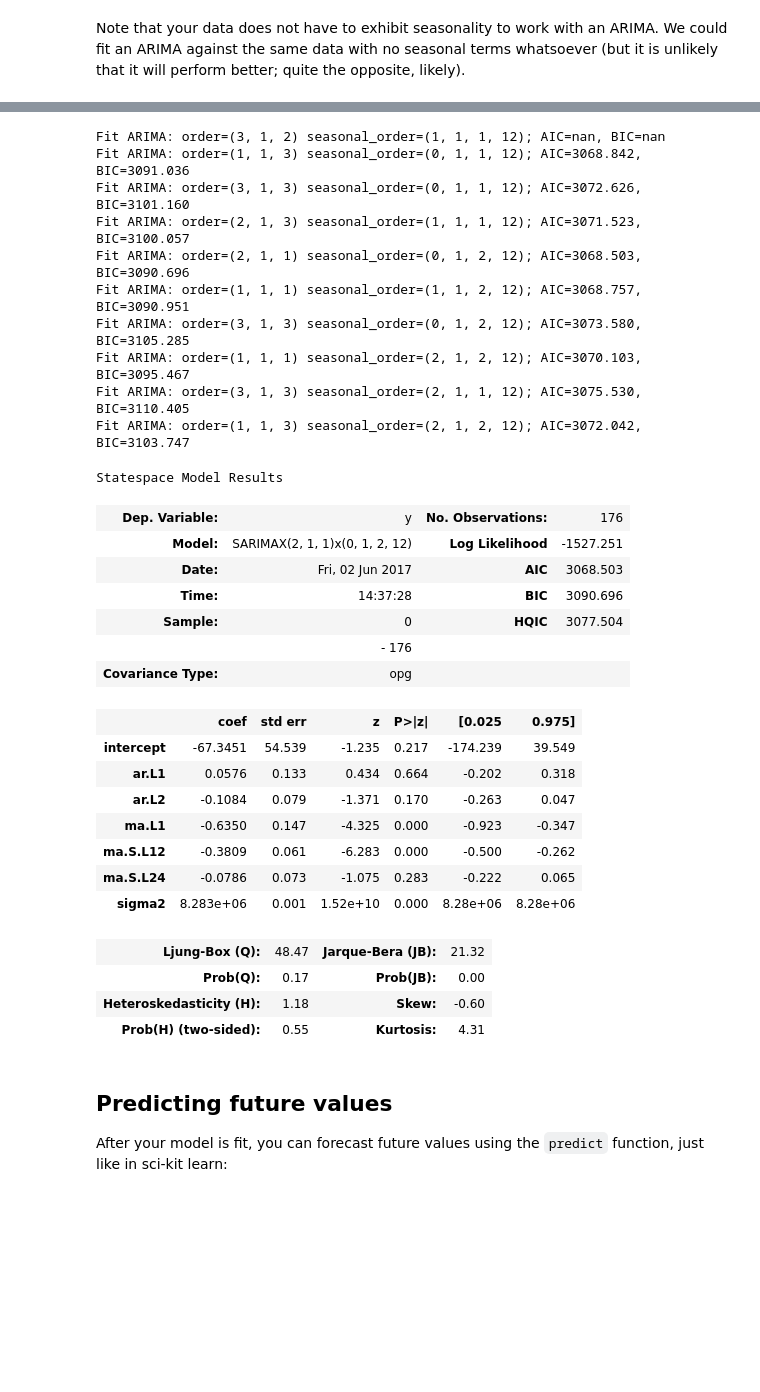
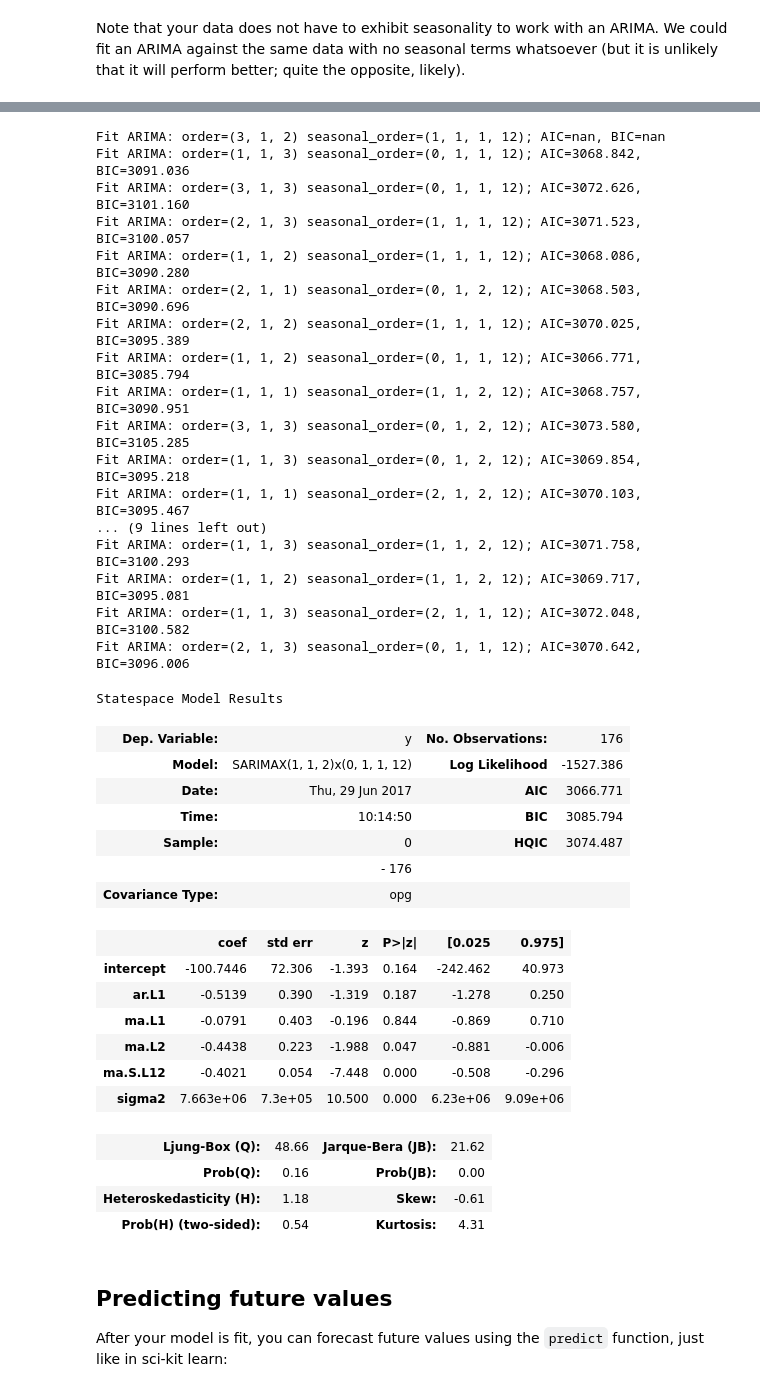
Before and after one commit to alkaline-ml/pmdarima, a Jupyter notebook: examples/quick_start_example.ipynb, the cells around one changed output, grey strips where cells are left out. Saved outputs shown, nothing was run; the diff lists cells and outputs as text; code cells hidden in the pictures; blank space fills up the shorter version.

Commit message:
Update quickstart with the stepwise option

```diff
--- a/examples/quick_start_example.ipynb
+++ b/examples/quick_start_example.ipynb
@@ -87,45 +137,49 @@ If you are unsure (as is common) of the best parameters for your model, let `aut
 # %%
-from pyramid.arima import auto_arima
+rs_fit = auto_arima(wineind, start_p=1, start_q=1, max_p=3, max_q=3, m=12,
+                    start_P=0, seasonal=True, n_jobs=-1, d=1, D=1, trace=True,
+                    error_action='ignore',  # don't want to know if an order does not work
+                    suppress_warnings=True,  # don't want convergence warnings
+                    stepwise=False, random=True, random_state=42,  # we can fit a random search (not exhaustive)
+                    n_fits=25)
 
-fit = auto_arima(wineind, start_p=1, start_q=1, max_p=3, max_q=3, m=12,
-                 start_P=0, seasonal=True, n_jobs=-1, d=1, D=1, trace=True,
-                 error_action='ignore',  # don't want to know if an order does not work
-                 suppress_warnings=True,  # don't want convergence warnings
-                 random=True, random_state=42,  # we can fit a random search (not exhaustive)
-                 n_fits=10)
-
-fit.summary()
+rs_fit.summary()
 # %% [output]
 Fit ARIMA: order=(3, 1, 2) seasonal_order=(1, 1, 1, 12); AIC=nan, BIC=nan
 Fit ARIMA: order=(1, 1, 3) seasonal_order=(0, 1, 1, 12); AIC=3068.842, BIC=3091.036
 Fit ARIMA: order=(3, 1, 3) seasonal_order=(0, 1, 1, 12); AIC=3072.626, BIC=3101.160
 Fit ARIMA: order=(2, 1, 3) seasonal_order=(1, 1, 1, 12); AIC=3071.523, BIC=3100.057
+Fit ARIMA: order=(1, 1, 2) seasonal_order=(1, 1, 1, 12); AIC=3068.086, BIC=3090.280
 Fit ARIMA: order=(2, 1, 1) seasonal_order=(0, 1, 2, 12); AIC=3068.503, BIC=3090.696
+Fit ARIMA: order=(2, 1, 2) seasonal_order=(1, 1, 1, 12); AIC=3070.025, BIC=3095.389
+Fit ARIMA: order=(1, 1, 2) seasonal_order=(0, 1, 1, 12); AIC=3066.771, BIC=3085.794
 Fit ARIMA: order=(1, 1, 1) seasonal_order=(1, 1, 2, 12); AIC=3068.757, BIC=3090.951
 Fit ARIMA: order=(3, 1, 3) seasonal_order=(0, 1, 2, 12); AIC=3073.580, BIC=3105.285
+Fit ARIMA: order=(1, 1, 3) seasonal_order=(0, 1, 2, 12); AIC=3069.854, BIC=3095.218
 Fit ARIMA: order=(1, 1, 1) seasonal_order=(2, 1, 2, 12); AIC=3070.103, BIC=3095.467
-Fit ARIMA: order=(3, 1, 3) seasonal_order=(2, 1, 1, 12); AIC=3075.530, BIC=3110.405
-Fit ARIMA: order=(1, 1, 3) seasonal_order=(2, 1, 2, 12); AIC=3072.042, BIC=3103.747
+... (9 lines left out)
+Fit ARIMA: order=(1, 1, 3) seasonal_order=(1, 1, 2, 12); AIC=3071.758, BIC=3100.293
+Fit ARIMA: order=(1, 1, 2) seasonal_order=(1, 1, 2, 12); AIC=3069.717, BIC=3095.081
+Fit ARIMA: order=(1, 1, 3) seasonal_order=(2, 1, 1, 12); AIC=3072.048, BIC=3100.582
+Fit ARIMA: order=(2, 1, 3) seasonal_order=(0, 1, 1, 12); AIC=3070.642, BIC=3096.006
 Statespace Model Results
 | Dep. Variable: | y | No. Observations: | 176 |
-| Model: | SARIMAX(2, 1, 1)x(0, 1, 2, 12) | Log Likelihood | -1527.251 |
-| Date: | Fri, 02 Jun 2017 | AIC | 3068.503 |
-| Time: | 14:37:28 | BIC | 3090.696 |
-| Sample: | 0 | HQIC | 3077.504 |
+| Model: | SARIMAX(1, 1, 2)x(0, 1, 1, 12) | Log Likelihood | -1527.386 |
+| Date: | Thu, 29 Jun 2017 | AIC | 3066.771 |
+| Time: | 10:14:50 | BIC | 3085.794 |
+| Sample: | 0 | HQIC | 3074.487 |
 |  | - 176 |  |  |
 | Covariance Type: | opg |  |  |
 |  | coef | std err | z | P>|z| | [0.025 | 0.975] |
-| intercept | -67.3451 | 54.539 | -1.235 | 0.217 | -174.239 | 39.549 |
-| ar.L1 | 0.0576 | 0.133 | 0.434 | 0.664 | -0.202 | 0.318 |
-| ar.L2 | -0.1084 | 0.079 | -1.371 | 0.170 | -0.263 | 0.047 |
-| ma.L1 | -0.6350 | 0.147 | -4.325 | 0.000 | -0.923 | -0.347 |
-| ma.S.L12 | -0.3809 | 0.061 | -6.283 | 0.000 | -0.500 | -0.262 |
-| ma.S.L24 | -0.0786 | 0.073 | -1.075 | 0.283 | -0.222 | 0.065 |
-| sigma2 | 8.283e+06 | 0.001 | 1.52e+10 | 0.000 | 8.28e+06 | 8.28e+06 |
+| intercept | -100.7446 | 72.306 | -1.393 | 0.164 | -242.462 | 40.973 |
+| ar.L1 | -0.5139 | 0.390 | -1.319 | 0.187 | -1.278 | 0.250 |
+| ma.L1 | -0.0791 | 0.403 | -0.196 | 0.844 | -0.869 | 0.710 |
+| ma.L2 | -0.4438 | 0.223 | -1.988 | 0.047 | -0.881 | -0.006 |
+| ma.S.L12 | -0.4021 | 0.054 | -7.448 | 0.000 | -0.508 | -0.296 |
+| sigma2 | 7.663e+06 | 7.3e+05 | 10.500 | 0.000 | 6.23e+06 | 9.09e+06 |
-| Ljung-Box (Q): | 48.47 | Jarque-Bera (JB): | 21.32 |
-| Prob(Q): | 0.17 | Prob(JB): | 0.00 |
-| Heteroskedasticity (H): | 1.18 | Skew: | -0.60 |
-| Prob(H) (two-sided): | 0.55 | Kurtosis: | 4.31 |
+| Ljung-Box (Q): | 48.66 | Jarque-Bera (JB): | 21.62 |
+| Prob(Q): | 0.16 | Prob(JB): | 0.00 |
+| Heteroskedasticity (H): | 1.18 | Skew: | -0.61 |
+| Prob(H) (two-sided): | 0.54 | Kurtosis: | 4.31 |
 # %% [markdown]
 ## Predicting future values
 
```
Also changed, not shown: parts of 6 cells of this notebook.
